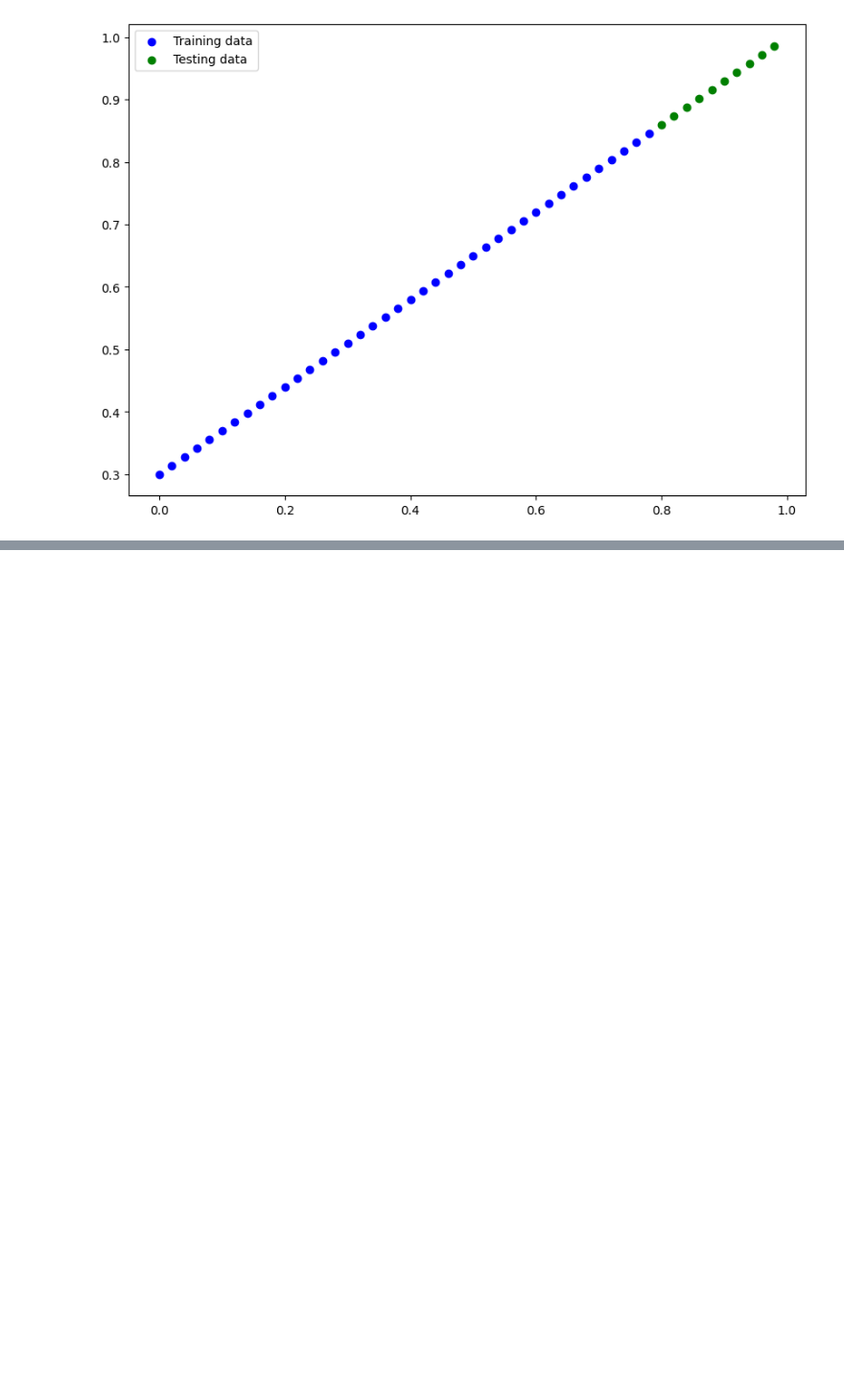
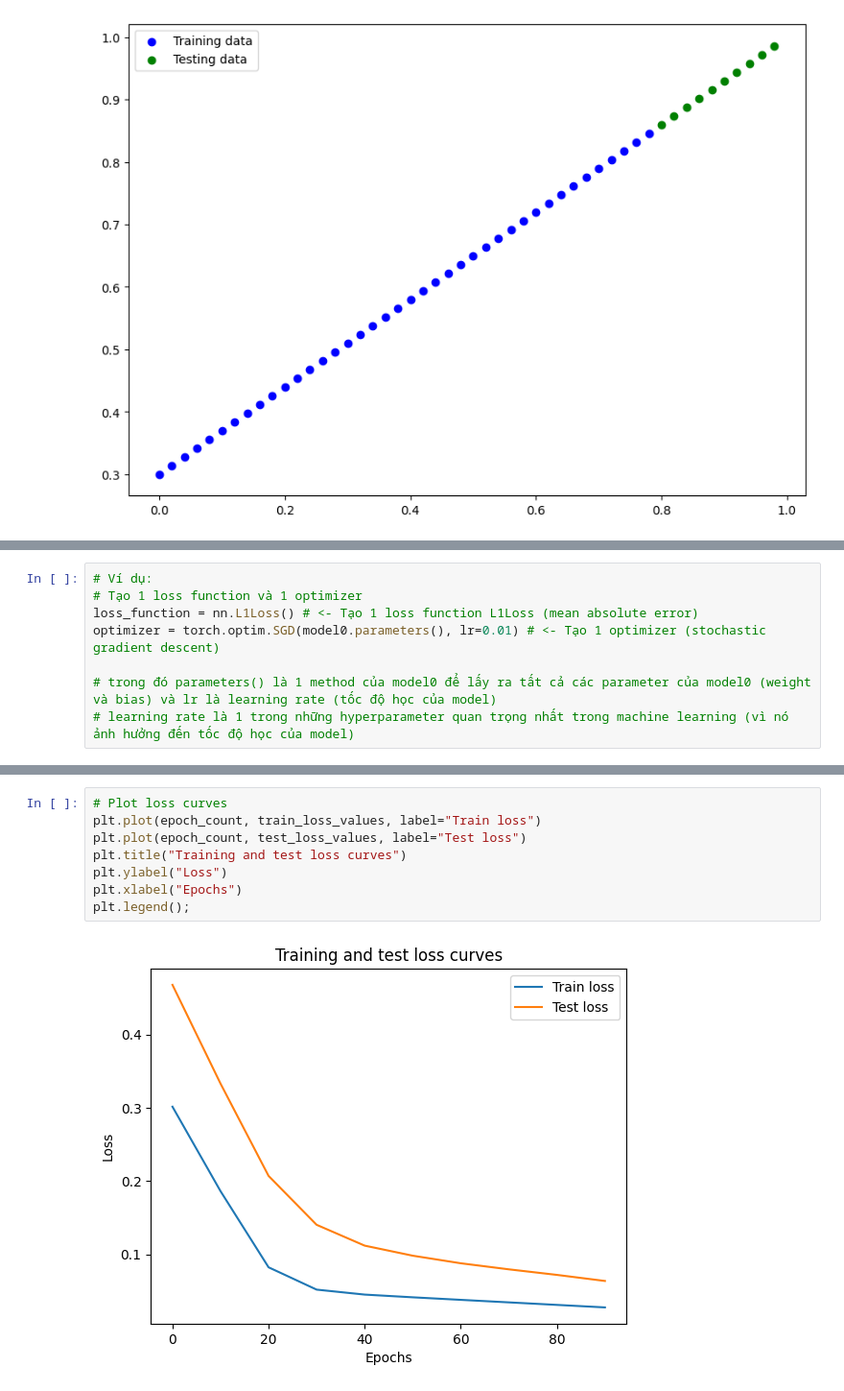
Before and after one commit to adatdat/pytorch_learning, a Jupyter notebook: pytorch_workflow.ipynb, the cells around one changed output, grey strips where cells are left out. Shown at 96% size. Drawn from its saved outputs; the diff is of its cells as text; blank space fills up the shorter version.

```diff
--- a/pytorch_workflow.ipynb
+++ b/pytorch_workflow.ipynb
@@ -122,0 +228,8 @@ plot_predictions()
+# %%
+# Ví dụ:
+# Tạo 1 loss function và 1 optimizer
+loss_function = nn.L1Loss() # <- Tạo 1 loss function L1Loss (mean absolute error)
+optimizer = torch.optim.SGD(model0.parameters(), lr=0.01) # <- Tạo 1 optimizer (stochastic gradient descent)
+
+# trong đó parameters() là 1 method của model0 để lấy ra tất cả các parameter của model0 (weight và bias) và lr là learning rate (tốc độ học của model)
+# learning rate là 1 trong những hyperparameter quan trọng nhất trong machine learning (vì nó ảnh hưởng đến tốc độ học của model)
@@ -122,0 +320,10 @@ plot_predictions()
+# %%
+# Plot loss curves
+plt.plot(epoch_count, train_loss_values, label="Train loss")
+plt.plot(epoch_count, test_loss_values, label="Test loss")
+plt.title("Training and test loss curves")
+plt.ylabel("Loss")
+plt.xlabel("Epochs")
+plt.legend();
+# %% [output]
+[figure, added]
```
Also changed, not shown: parts of 29 cells of this notebook, 6 other files.
